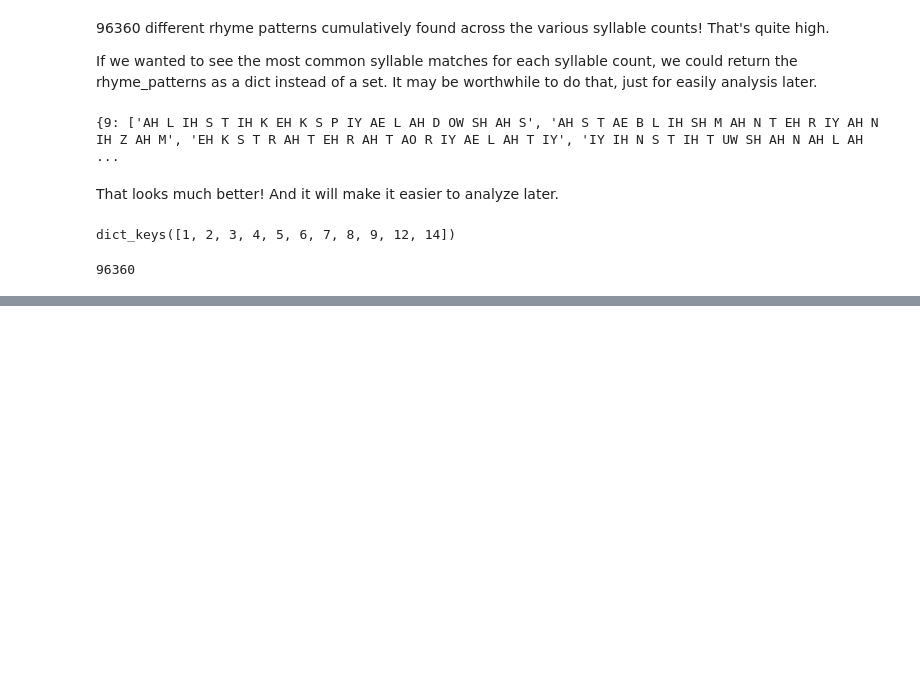
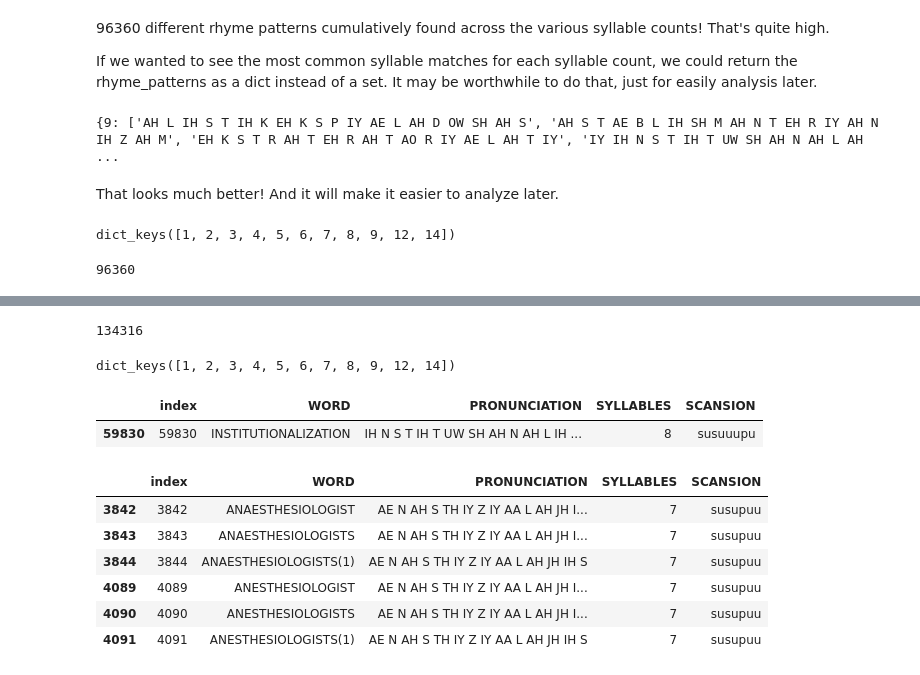
Before and after one commit to Nicholas-Nilson/Poetry-and-Lyric-Helper, a Jupyter notebook: Words Database Exploration.ipynb, the cells around one changed output, grey strips where cells are left out. Saved outputs shown, nothing was run; the diff lists cells and outputs as text; code cells hidden in the pictures; blank space fills up the shorter version.

```diff
--- a/Words Database Exploration.ipynb
+++ b/Words Database Exploration.ipynb
@@ -419,0 +455,30 @@ dict_keys([1, 2, 3, 4, 5, 6, 7, 8, 9, 12, 14])
+# %%
+# quick check for the above function
+df.loc[df['PRONUNCIATION'].str.endswith('AE L AH T IY')]
+# len(df.index)
+# %% [output]
+134316
+# %%
+test_dict = get_rhyme_counts(rhyme_patterns, df)
+print(test_dict.keys())
+# %% [output]
+dict_keys([1, 2, 3, 4, 5, 6, 7, 8, 9, 12, 14])
+# %%
+# print(test_dict[8])
+test_df = get_exact_syllable_match_df(8)
+test_df.head()
+# test_df.loc[test_df['PRONUNCIATION'].str.endswith('N S T IH T UW SH AH N AH L AH Z EY SH AH N') | df['PRONUNCIATION'] == 'IH N S T IH T UW SH AH N AH L AH Z EY SH AH N']
+# %% [output]
+|  | index | WORD | PRONUNCIATION | SYLLABLES | SCANSION |
+| 59830 | 59830 | INSTITUTIONALIZATION | IH N S T IH T UW SH AH N AH L IH ... | 8 | susuuupu |
+# %%
+pat = 'AE N AH S TH IY Z IY AA L AH JH IH S'
+df.loc[df['PRONUNCIATION'].str.endswith(pat) | df['PRONUNCIATION'].str.match(pat)]
+# %% [output]
+|  | index | WORD | PRONUNCIATION | SYLLABLES | SCANSION |
+| 3842 | 3842 | ANAESTHESIOLOGIST | AE N AH S TH IY Z IY AA L AH JH I... | 7 | susupuu |
+| 3843 | 3843 | ANAESTHESIOLOGISTS | AE N AH S TH IY Z IY AA L AH JH I... | 7 | susupuu |
+| 3844 | 3844 | ANAESTHESIOLOGISTS(1) | AE N AH S TH IY Z IY AA L AH JH IH S | 7 | susupuu |
+| 4089 | 4089 | ANESTHESIOLOGIST | AE N AH S TH IY Z IY AA L AH JH I... | 7 | susupuu |
+| 4090 | 4090 | ANESTHESIOLOGISTS | AE N AH S TH IY Z IY AA L AH JH I... | 7 | susupuu |
+| 4091 | 4091 | ANESTHESIOLOGISTS(1) | AE N AH S TH IY Z IY AA L AH JH IH S | 7 | susupuu |
```
Also changed, not shown: parts of 17 cells of this notebook, 4 other files.
